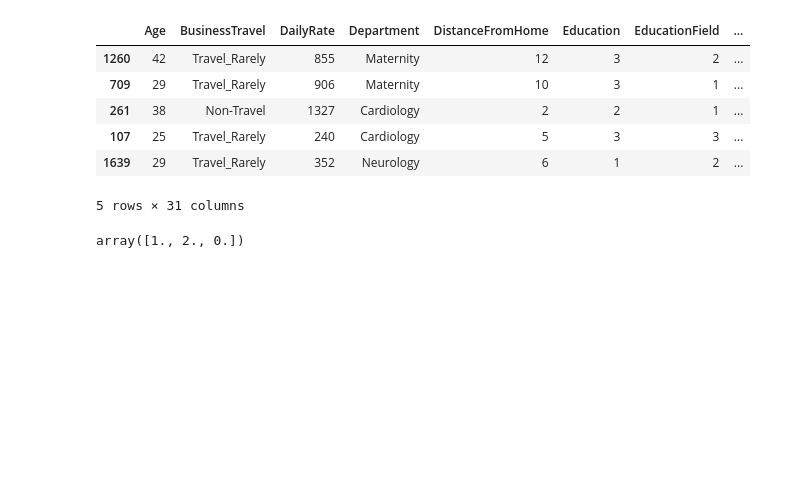
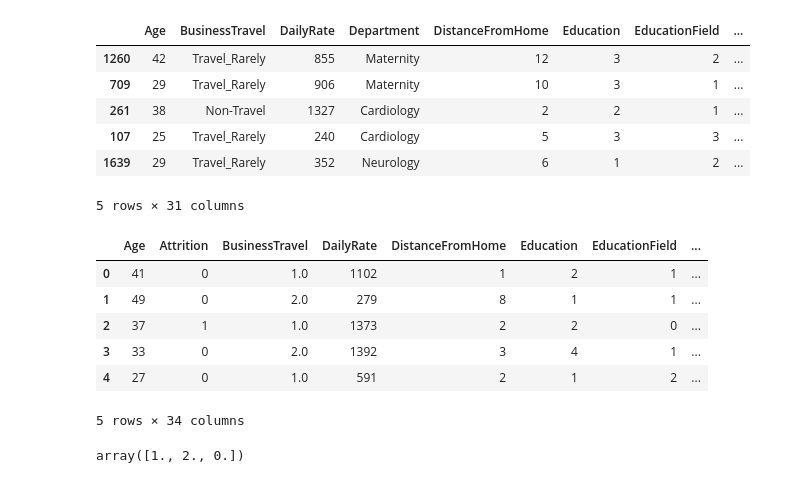
Before and after one commit to Kovindu555/Employee-Attrition-Multiclass-Prediction, a Jupyter notebook: feature_extraction.ipynb, the cells around one changed output. Saved outputs shown, nothing was run; the diff lists cells and outputs as text; code cells hidden in the pictures; blank space fills up the shorter version.

```diff
--- a/feature_extraction.ipynb
+++ b/feature_extraction.ipynb
@@ -72,6 +72,17 @@ X_test.head()
 | 107 | 25 | Travel_Rarely | 240 | Cardiology | 5 | 3 | 3 | ... |
 | 1639 | 29 | Travel_Rarely | 352 | Neurology | 6 | 1 | 2 | ... |
 5 rows × 31 columns
+# %%
+df.drop(dropping_columns, axis=1, inplace=True)
+df.head()
+# %% [output]
+|  | Age | Attrition | BusinessTravel | DailyRate | DistanceFromHome | Education | EducationField | ... |
+| 0 | 41 | 0 | 1.0 | 1102 | 1 | 2 | 1 | ... |
+| 1 | 49 | 0 | 2.0 | 279 | 8 | 1 | 1 | ... |
+| 2 | 37 | 1 | 1.0 | 1373 | 2 | 2 | 0 | ... |
+| 3 | 33 | 0 | 2.0 | 1392 | 3 | 4 | 1 | ... |
+| 4 | 27 | 0 | 1.0 | 591 | 2 | 1 | 2 | ... |
+5 rows × 34 columns
 # %%
 df['BusinessTravel'].unique()
 # %% [output]
```
Also changed, not shown: parts of 10 cells of this notebook.
